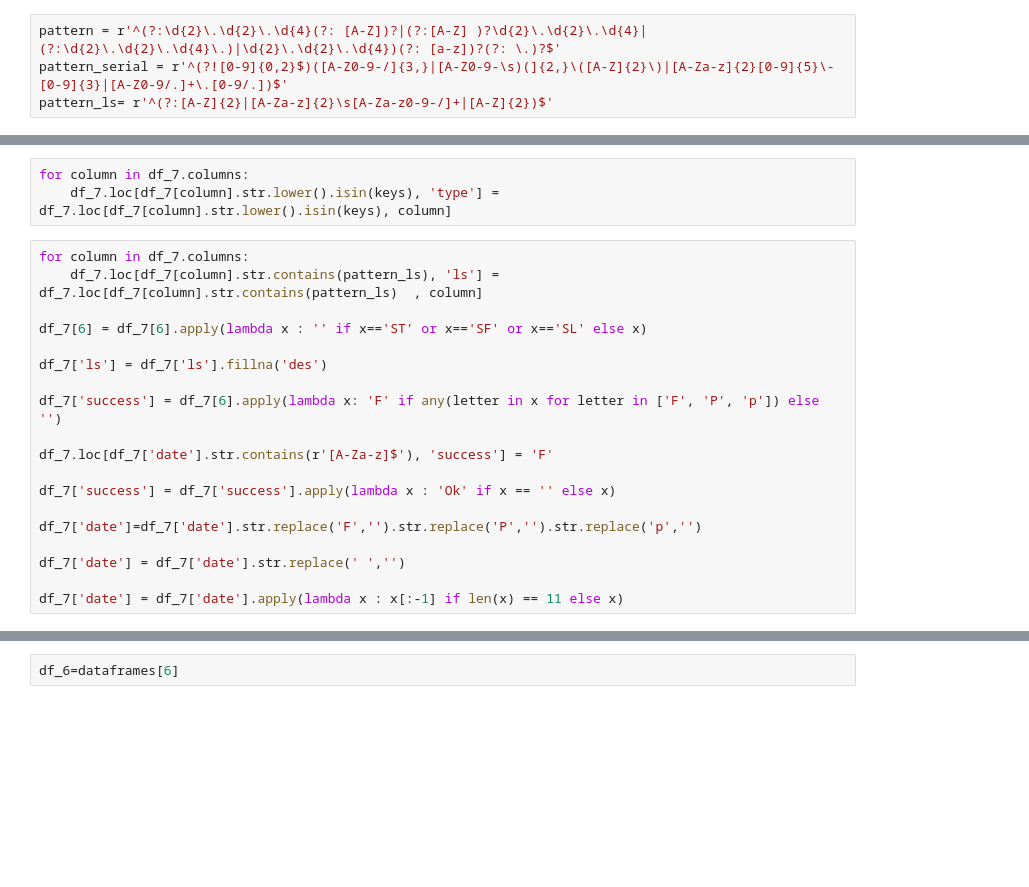
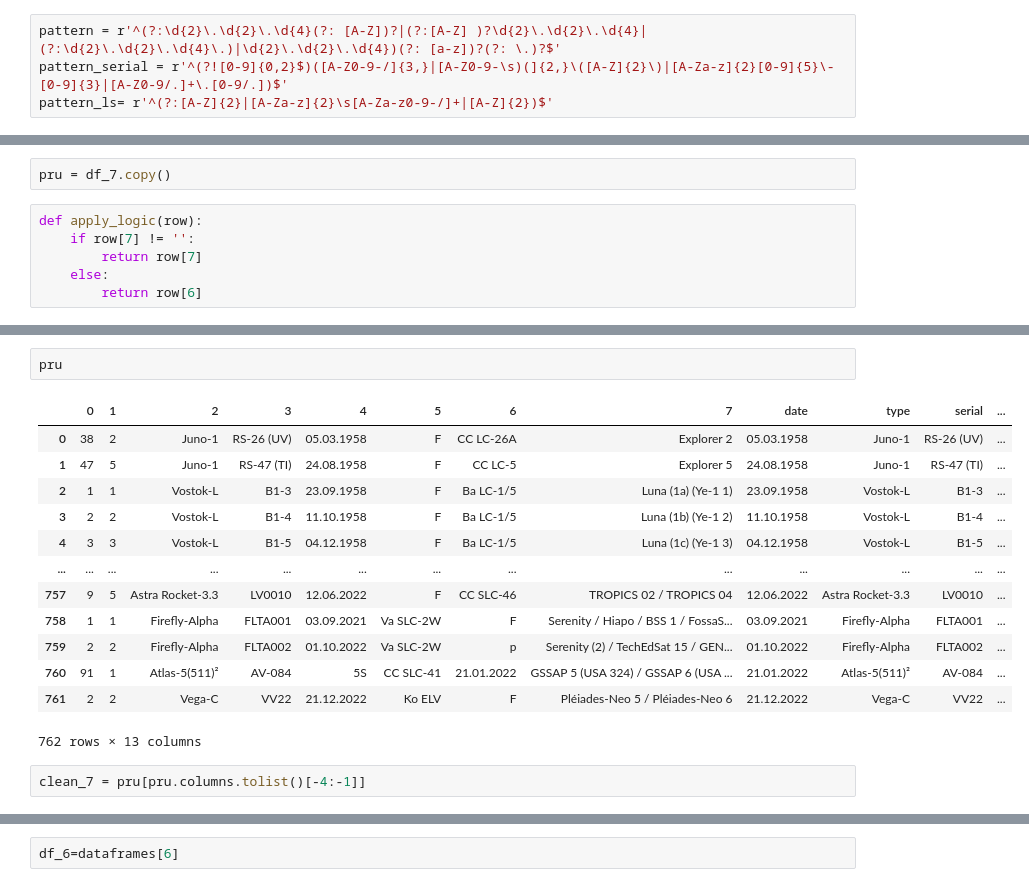
Before and after one commit to joeSL-ms/Desarrollo, a Jupyter notebook: Trabajo.ipynb, the cells around one changed output, grey strips where cells are left out. Cells and saved outputs as stored; diff of their text form; blank space fills up the shorter version.

```diff
--- a/Trabajo.ipynb
+++ b/Trabajo.ipynb
@@ -474,22 +556,0 @@ df_7['serial'] = df_7['serial'].fillna('NoSeial')
-# %%
-for column in df_7.columns:
-    df_7.loc[df_7[column].str.lower().isin(keys), 'type'] = df_7.loc[df_7[column].str.lower().isin(keys), column]
-# %%
-for column in df_7.columns:
-    df_7.loc[df_7[column].str.contains(pattern_ls), 'ls'] =  df_7.loc[df_7[column].str.contains(pattern_ls)  , column]
-
-df_7[6] = df_7[6].apply(lambda x : '' if x=='ST' or x=='SF' or x=='SL' else x)
-
-df_7['ls'] = df_7['ls'].fillna('des')
-
-df_7['success'] = df_7[6].apply(lambda x: 'F' if any(letter in x for letter in ['F', 'P', 'p']) else '')
-
-df_7.loc[df_7['date'].str.contains(r'[A-Za-z]$'), 'success'] = 'F'
-
-df_7['success'] = df_7['success'].apply(lambda x : 'Ok' if x == '' else x)
-
-df_7['date']=df_7['date'].str.replace('F','').str.replace('P','').str.replace('p','')
-
-df_7['date'] = df_7['date'].str.replace(' ','')
-
-df_7['date'] = df_7['date'].apply(lambda x : x[:-1] if len(x) == 11 else x)
@@ -511,0 +557,8 @@ df_7
+# %%
+pru = df_7.copy()
+# %%
+def apply_logic(row):
+    if row[7] != '':
+        return row[7]
+    else:
+        return row[6]
@@ -511,0 +612,18 @@ df_7
+# %%
+pru
+# %% [output]
+|  | 0 | 1 | 2 | 3 | 4 | 5 | 6 | 7 | date | type | serial | ... |
+| 0 | 38 | 2 | Juno-1 | RS-26 (UV) | 05.03.1958 | F | CC LC-26A | Explorer 2 | 05.03.1958 | Juno-1 | RS-26 (UV) | ... |
+| 1 | 47 | 5 | Juno-1 | RS-47 (TI) | 24.08.1958 | F | CC LC-5 | Explorer 5 | 24.08.1958 | Juno-1 | RS-47 (TI) | ... |
+| 2 | 1 | 1 | Vostok-L | B1-3 | 23.09.1958 | F | Ba LC-1/5 | Luna (1a) (Ye-1 1) | 23.09.1958 | Vostok-L | B1-3 | ... |
+| 3 | 2 | 2 | Vostok-L | B1-4 | 11.10.1958 | F | Ba LC-1/5 | Luna (1b) (Ye-1 2) | 11.10.1958 | Vostok-L | B1-4 | ... |
+| 4 | 3 | 3 | Vostok-L | B1-5 | 04.12.1958 | F | Ba LC-1/5 | Luna (1c) (Ye-1 3) | 04.12.1958 | Vostok-L | B1-5 | ... |
+| ... | ... | ... | ... | ... | ... | ... | ... | ... | ... | ... | ... | ... |
+| 757 | 9 | 5 | Astra Rocket-3.3 | LV0010 | 12.06.2022 | F | CC SLC-46 | TROPICS 02 / TROPICS 04 | 12.06.2022 | Astra Rocket-3.3 | LV0010 | ... |
+| 758 | 1 | 1 | Firefly-Alpha | FLTA001 | 03.09.2021 | Va SLC-2W | F | Serenity / Hiapo / BSS 1 / FossaS... | 03.09.2021 | Firefly-Alpha | FLTA001 | ... |
+| 759 | 2 | 2 | Firefly-Alpha | FLTA002 | 01.10.2022 | Va SLC-2W | p | Serenity (2) / TechEdSat 15 / GEN... | 01.10.2022 | Firefly-Alpha | FLTA002 | ... |
+| 760 | 91 | 1 | Atlas-5(511)² | AV-084 | 5S | CC SLC-41 | 21.01.2022 | GSSAP 5 (USA 324) / GSSAP 6 (USA ... | 21.01.2022 | Atlas-5(511)² | AV-084 | ... |
+| 761 | 2 | 2 | Vega-C | VV22 | 21.12.2022 | Ko ELV | F | Pléiades-Neo 5 / Pléiades-Neo 6 | 21.12.2022 | Vega-C | VV22 | ... |
+762 rows × 13 columns
+# %%
+clean_7 = pru[pru.columns.tolist()[-4:-1]]
```
Also changed, not shown: parts of 60 cells of this notebook, 7 other files.
